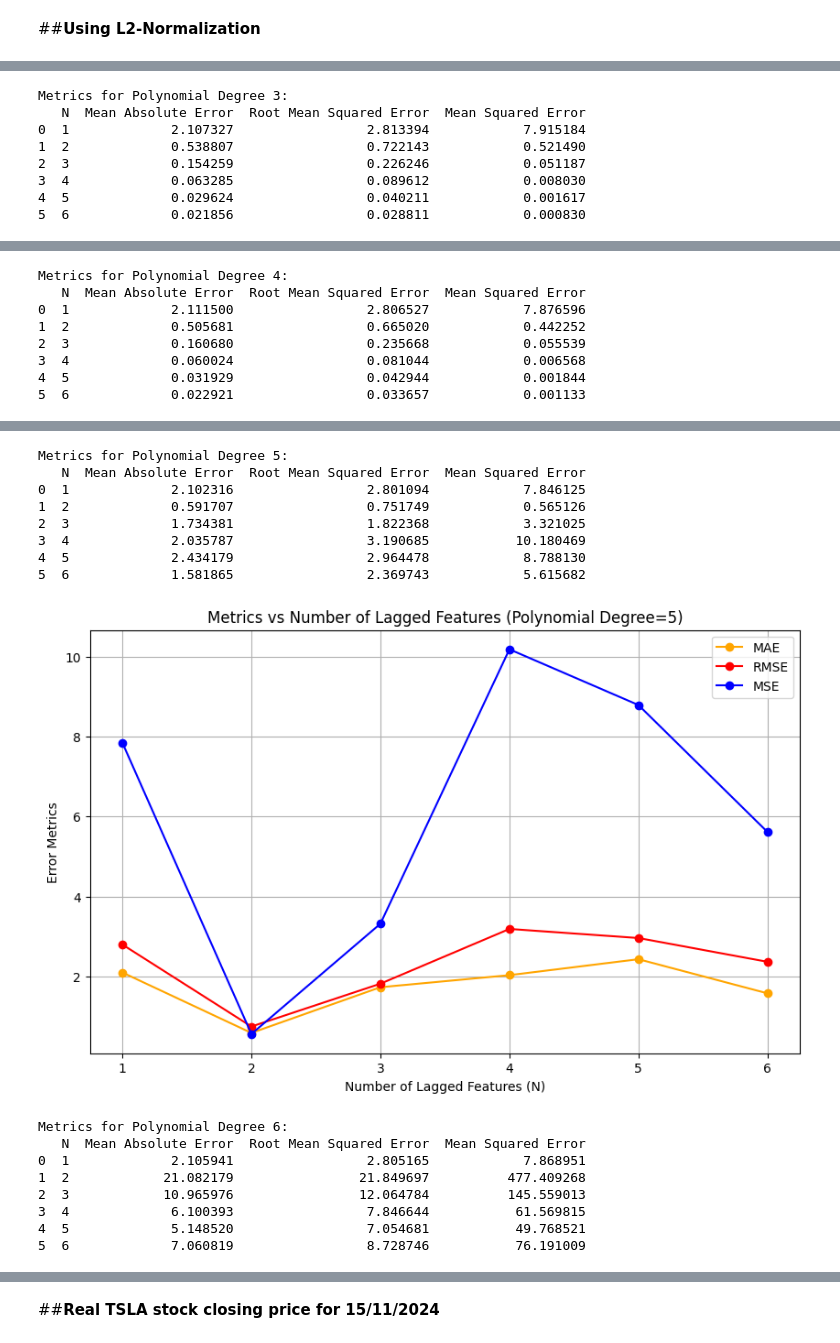
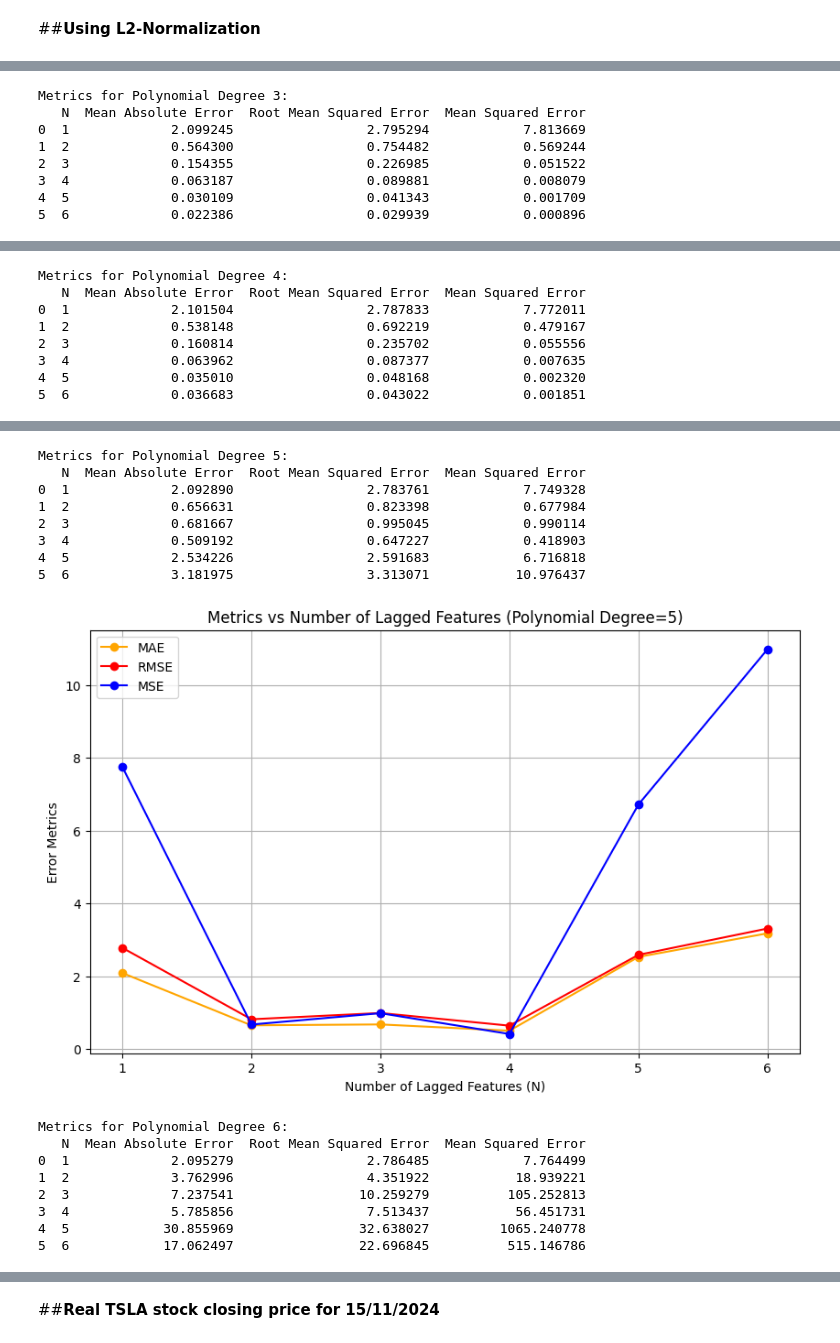
Before and after one commit to miltiadiss/CEID_NE5237-Decision-Theory, a Jupyter notebook: TSLA_stock_price_prediction.ipynb, the cells around one changed output, grey strips where cells are left out. Drawn from its saved outputs; the diff is of its cells as text; code cells hidden in the pictures.

```diff
--- a/TSLA_stock_price_prediction.ipynb
+++ b/TSLA_stock_price_prediction.ipynb
@@ -556,9 +556,9 @@ def print_polynomial_equation(weights, bias, degree, N):
 
     print(f"Polynomial Equation: {equation}\n")
 
-# Train the model with the best value of lagged features, which is N=6 and best degree, which is 2
-N = 4
-degree = 2
+# Train the model with the best value of lagged features, which is N=3 and best degree, which is 3
+N = 3
+degree = 3
 _, _, _, _, _, _, weights, bias = polynomial_regression_model_L1(degree, N, df)
 print_polynomial_equation(weights, bias, degree, N) # Print polynomial equation
 
@@ -611,8 +611,8 @@ def polynomial_regression_model_L2(degree, N, data):
     # Define the parameter grid for GridSearchCV
     param_grid = {'alpha': [0.01, 0.1, 1, 10, 100]}  # Testing for different alpha values
 
-    # Initialize GridSearchCV with Lasso model
-    lasso = Lasso(max_iter=10000)
+    # Initialize GridSearchCV with Ridge model
+    lasso = Ridge(max_iter=10000)
 
     # Perform grid search with cross-validation for selecting the best alpha value
     grid_search = GridSearchCV(lasso, param_grid, cv=5, scoring='neg_mean_squared_error')
@@ -696,9 +696,9 @@ Metrics for Polynomial Degree 2:
 [figure]
 Metrics for Polynomial Degree 3:
    N  Mean Absolute Error  Root Mean Squared Error  Mean Squared Error
-0  1             2.107327                 2.813394            7.915184
-1  2             0.538807                 0.722143            0.521490
-2  3             0.154259                 0.226246            0.051187
-3  4             0.063285                 0.089612            0.008030
-4  5             0.029624                 0.040211            0.001617
-5  6             0.021856                 0.028811            0.000830
+0  1             2.099245                 2.795294            7.813669
+1  2             0.564300                 0.754482            0.569244
+2  3             0.154355                 0.226985            0.051522
+3  4             0.063187                 0.089881            0.008079
+4  5             0.030109                 0.041343            0.001709
+5  6             0.022386                 0.029939            0.000896
@@ -706,26 +706,26 @@ Metrics for Polynomial Degree 3:
 Metrics for Polynomial Degree 4:
    N  Mean Absolute Error  Root Mean Squared Error  Mean Squared Error
-0  1             2.111500                 2.806527            7.876596
-1  2             0.505681                 0.665020            0.442252
-2  3             0.160680                 0.235668            0.055539
-3  4             0.060024                 0.081044            0.006568
-4  5             0.031929                 0.042944            0.001844
-5  6             0.022921                 0.033657            0.001133
+0  1             2.101504                 2.787833            7.772011
+1  2             0.538148                 0.692219            0.479167
+2  3             0.160814                 0.235702            0.055556
+3  4             0.063962                 0.087377            0.007635
+4  5             0.035010                 0.048168            0.002320
+5  6             0.036683                 0.043022            0.001851
 [figure]
 Metrics for Polynomial Degree 5:
    N  Mean Absolute Error  Root Mean Squared Error  Mean Squared Error
-0  1             2.102316                 2.801094            7.846125
-1  2             0.591707                 0.751749            0.565126
-2  3             1.734381                 1.822368            3.321025
-3  4             2.035787                 3.190685           10.180469
-4  5             2.434179                 2.964478            8.788130
-5  6             1.581865                 2.369743            5.615682
+0  1             2.092890                 2.783761            7.749328
+1  2             0.656631                 0.823398            0.677984
+2  3             0.681667                 0.995045            0.990114
+3  4             0.509192                 0.647227            0.418903
+4  5             2.534226                 2.591683            6.716818
+5  6             3.181975                 3.313071           10.976437
-[figure, old version]
+[figure, new version]
 Metrics for Polynomial Degree 6:
    N  Mean Absolute Error  Root Mean Squared Error  Mean Squared Error
-0  1             2.105941                 2.805165            7.868951
-1  2            21.082179                21.849697          477.409268
-2  3            10.965976                12.064784          145.559013
-3  4             6.100393                 7.846644           61.569815
-4  5             5.148520                 7.054681           49.768521
-5  6             7.060819                 8.728746           76.191009
+0  1             2.095279                 2.786485            7.764499
+1  2             3.762996                 4.351922           18.939221
+2  3             7.237541                10.259279          105.252813
+3  4             5.785856                 7.513437           56.451731
+4  5            30.855969                32.638027         1065.240778
+5  6            17.062497                22.696845          515.146786
```
Also changed, not shown: parts of 7 cells of this notebook.
